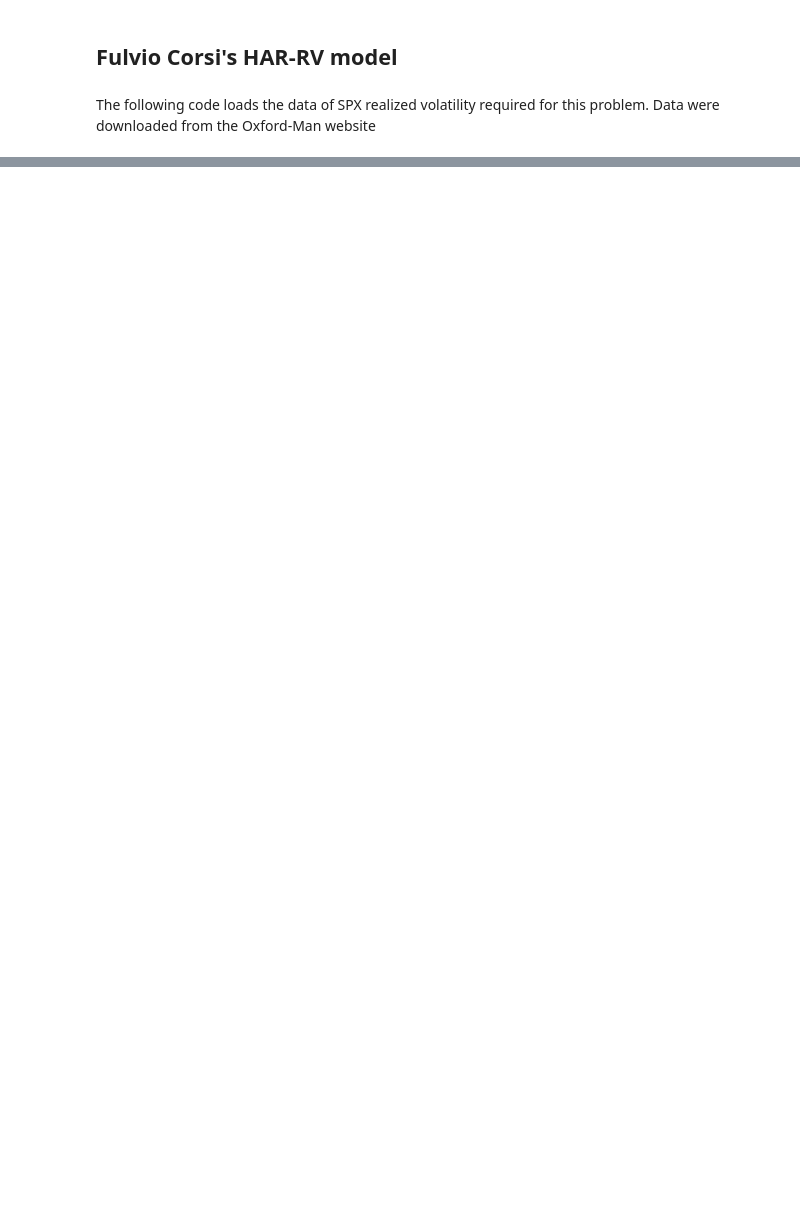
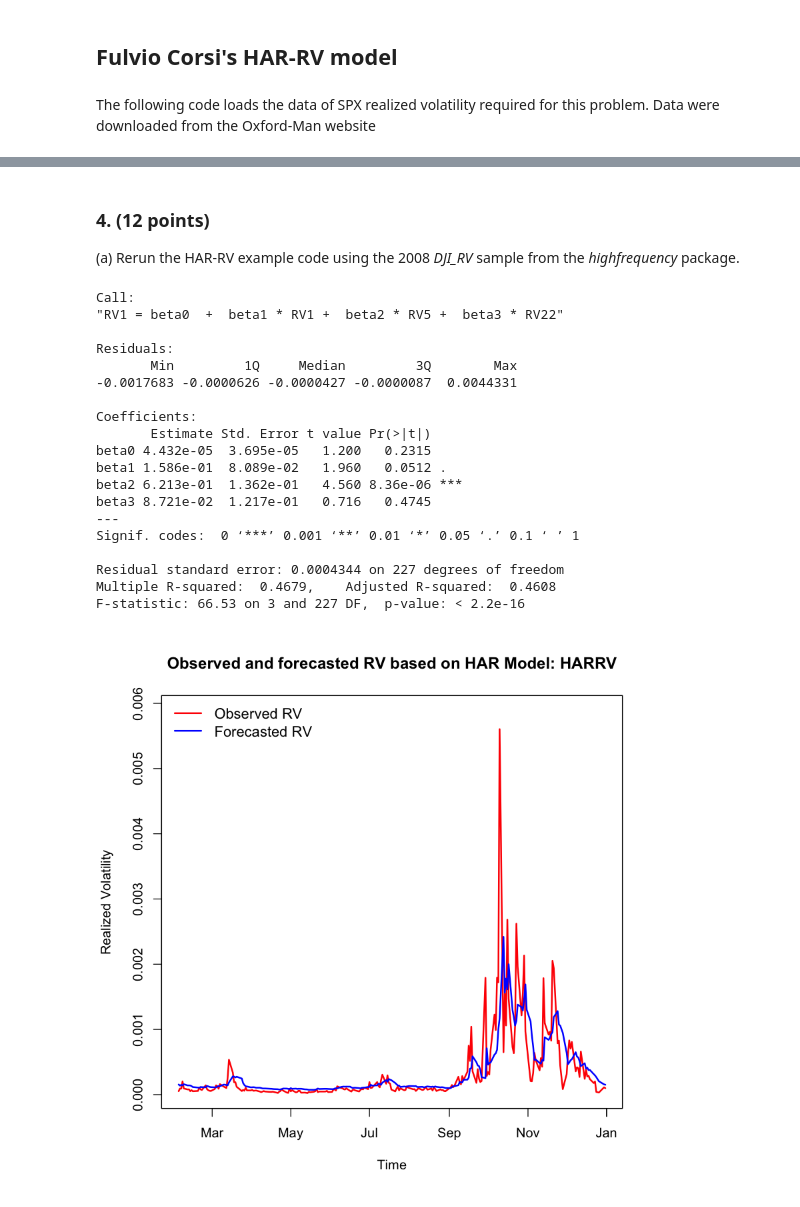
Before and after one commit to wubiya/MicroStructure, a Jupyter notebook: 9879HW6_Wu_Biya.ipynb, the cells around one changed output, grey strips where cells are left out. Cells and saved outputs as stored; diff of their text form; code cells hidden in the pictures; blank space fills up the shorter version.

```diff
--- a/9879HW6_Wu_Biya.ipynb
+++ b/9879HW6_Wu_Biya.ipynb
@@ -216,0 +218,33 @@ data.frame(head(spx.krv))
+# %% [markdown]
+### 4. (12 points)
+
+(a) Rerun the HAR-RV example code using the 2008 *DJI_RV* sample from the *highfrequency* package.
+# %%
+data(realized_library); #Get sample daily Realized Volatility data
+DJI_RV <- realized_library$Dow.Jones.Industrials.Realized.Variance; #Select DJI
+DJI_RV <- DJI_RV[!is.na(DJI_RV)] #Remove NA's
+DJI_RV <- DJI_RV['2008']
+x <- harModel(data=DJI_RV , periods = c(1,5,22), RVest = c("rCov"), type="HARRV",h=1,transform=NULL)
+plot(x)
+print(summary(x))
+# %% [output]
+Call:
+"RV1 = beta0  +  beta1 * RV1 +  beta2 * RV5 +  beta3 * RV22"
+
+Residuals:
+       Min         1Q     Median         3Q        Max
+-0.0017683 -0.0000626 -0.0000427 -0.0000087  0.0044331
+
+Coefficients:
+       Estimate Std. Error t value Pr(>|t|)
+beta0 4.432e-05  3.695e-05   1.200   0.2315
+beta1 1.586e-01  8.089e-02   1.960   0.0512 .
+beta2 6.213e-01  1.362e-01   4.560 8.36e-06 ***
+beta3 8.721e-02  1.217e-01   0.716   0.4745
+---
+Signif. codes:  0 ‘***’ 0.001 ‘**’ 0.01 ‘*’ 0.05 ‘.’ 0.1 ‘ ’ 1
+
+Residual standard error: 0.0004344 on 227 degrees of freedom
+Multiple R-squared:  0.4679,    Adjusted R-squared:  0.4608
+F-statistic: 66.53 on 3 and 227 DF,  p-value: < 2.2e-16
+[figure, added]
```
Also changed, not shown: parts of 10 cells of this notebook, 2 other files.
